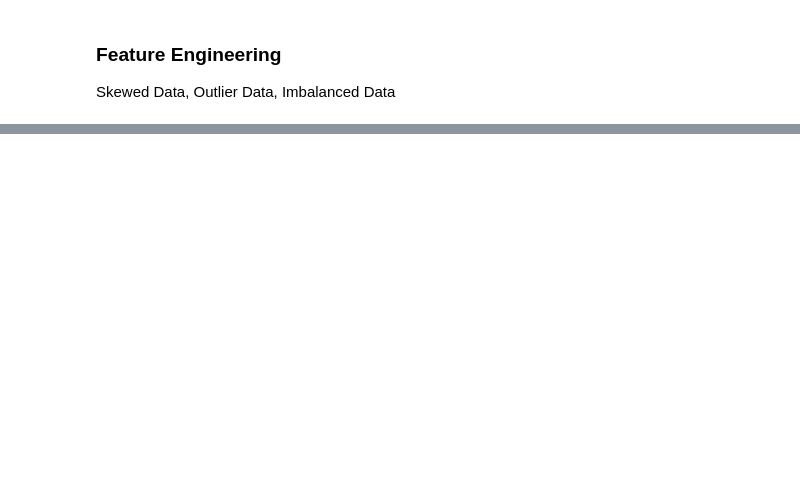
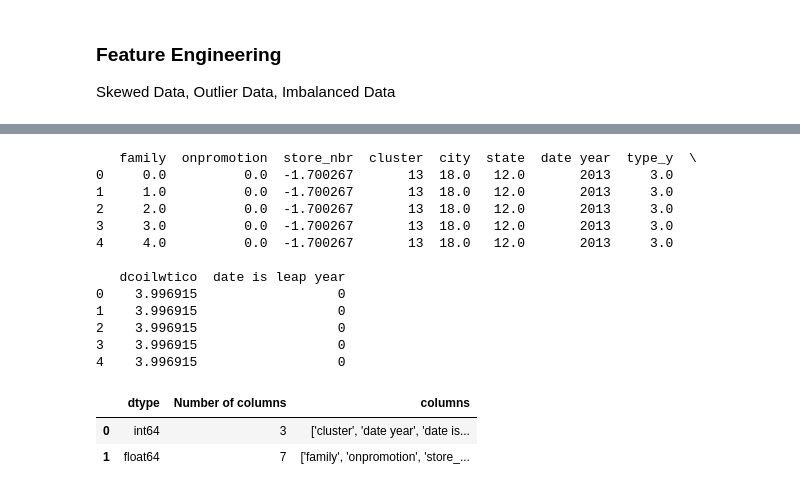
Before and after one commit to bharath03-a/time_series, a Jupyter notebook: kaggle_competition.ipynb, the cells around one changed output, grey strips where cells are left out. Saved outputs shown, nothing was run; the diff lists cells and outputs as text; code cells hidden in the pictures; blank space fills up the shorter version.

```diff
--- a/kaggle_competition.ipynb
+++ b/kaggle_competition.ipynb
@@ -615,0 +757,23 @@ transform_non_skewed_features(test_model_1, non_skewed_features)
+# %%
+X_train_test_model_1 = pd.concat([X_selected, test_model_1])
+X_train_test_model_1 = one_hot_encoding(X_train_test_model_1)
+X_selected  = X_train_test_model_1[:len(X_selected)]
+test_model_1 = X_train_test_model_1[-len(test_model_1):]
+df_dtypes(X_selected)
+# %% [output]
+   family  onpromotion  store_nbr  cluster  city  state  date year  type_y  \
+0     0.0          0.0  -1.700267       13  18.0   12.0       2013     3.0
+1     1.0          0.0  -1.700267       13  18.0   12.0       2013     3.0
+2     2.0          0.0  -1.700267       13  18.0   12.0       2013     3.0
+3     3.0          0.0  -1.700267       13  18.0   12.0       2013     3.0
+4     4.0          0.0  -1.700267       13  18.0   12.0       2013     3.0
+
+   dcoilwtico  date is leap year
+0    3.996915                  0
+1    3.996915                  0
+2    3.996915                  0
+3    3.996915                  0
+4    3.996915                  0
+|  | dtype | Number of columns | columns |
+| 0 | int64 | 3 | ['cluster', 'date year', 'date is... |
+| 1 | float64 | 7 | ['family', 'onpromotion', 'store_... |
```
Also changed, not shown: parts of 35 cells of this notebook.
